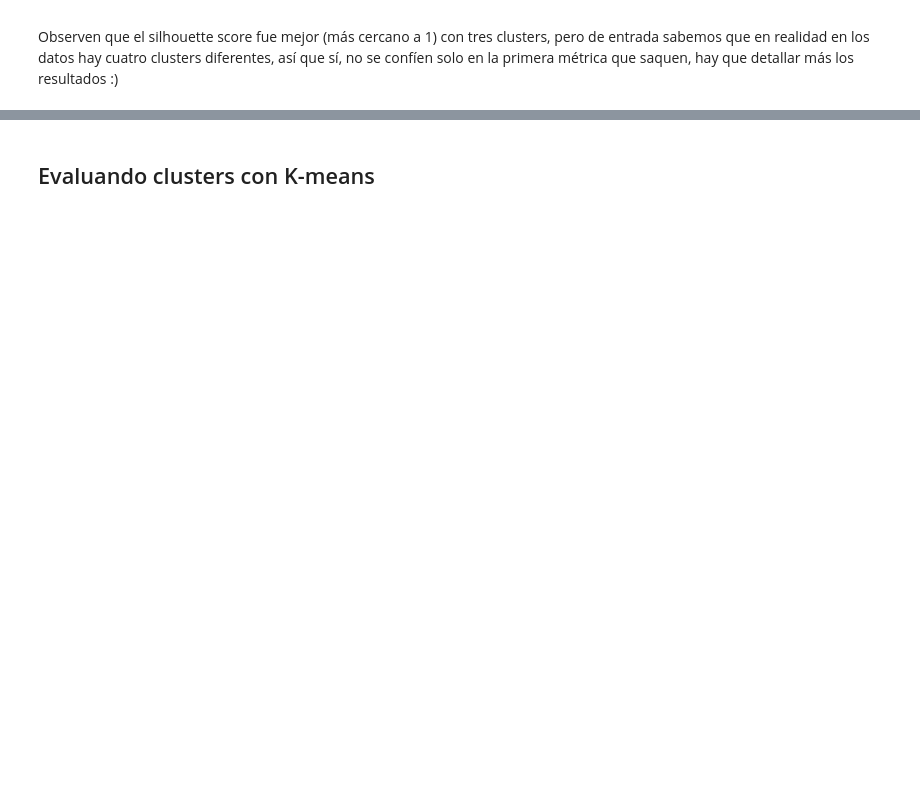
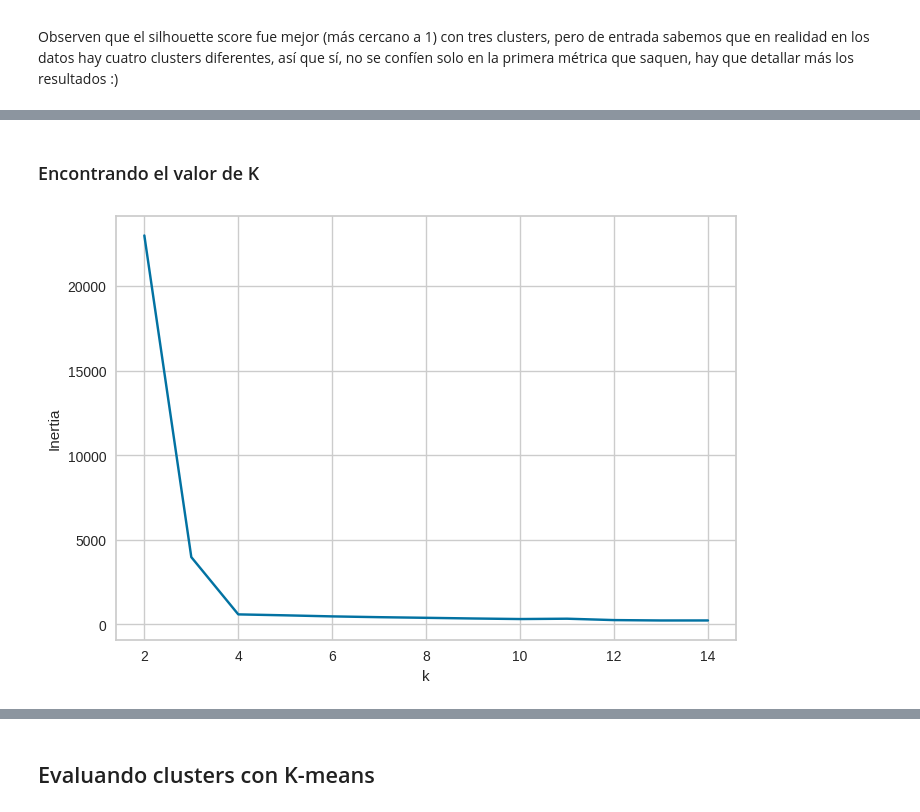
Before and after one commit to jmejiaes/curso-clustering-python, a Jupyter notebook: notebooks/clustering_kmeans_1aa7190f-894b-4ea5-b457-24fb419c7226.ipynb, the cells around one changed output, grey strips where cells are left out. Drawn from its saved outputs; the diff is of its cells as text; code cells hidden in the pictures; blank space fills up the shorter version.

```diff
--- a/notebooks/clustering_kmeans_1aa7190f-894b-4ea5-b457-24fb419c7226.ipynb
+++ b/notebooks/clustering_kmeans_1aa7190f-894b-4ea5-b457-24fb419c7226.ipynb
@@ -134,0 +146,18 @@ InvalidParameterError: The 'n_clusters' parameter of KMeans must be an int in th
+# %% [markdown]
+### Encontrando el valor de K
+# %%
+## Con elbow method
+
+sum_of_squared_distances = []
+K = range(2,15)
+for k in K:
+    km = KMeans(n_clusters=k)                    ## se genera para dicha cantidad de clusters
+    km = km.fit(X)                               ## Solo se entrena, mas no predice
+    sum_of_squared_distances.append(km.inertia_) ## inertia = Sum of squared distances of samples to their closest cluster center, weighted by the sample weights if provided.
+
+plt.plot(K, sum_of_squared_distances, 'bx-')
+plt.xlabel('k')
+plt.ylabel('Inertia')
+plt.show()
+# %% [output]
+[figure, added]
```
Also changed, not shown: parts of 10 cells of this notebook, 2 other files.
